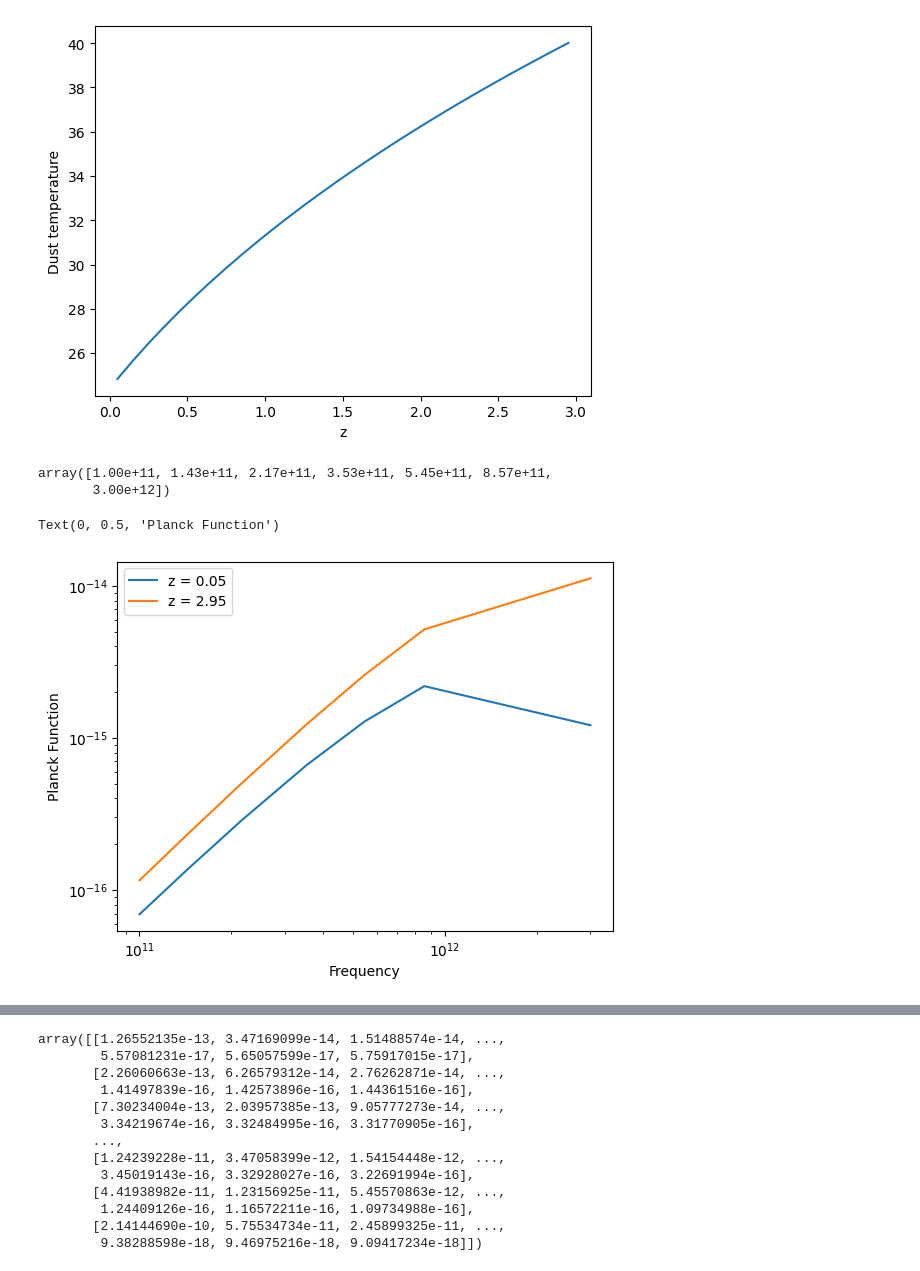
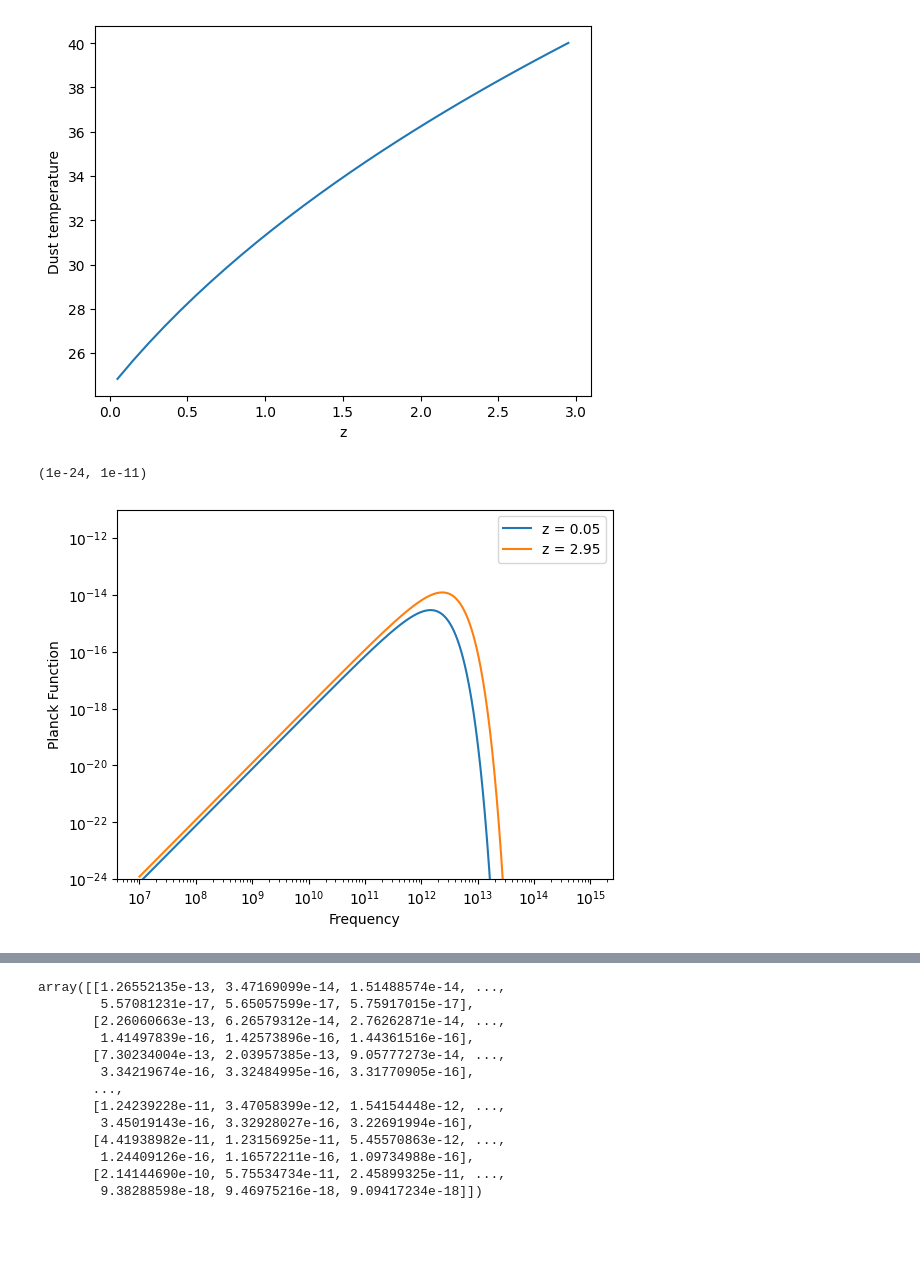
Before and after one commit to destrys/galCIB, a Jupyter notebook: base-lcdm.ipynb, the cells around one changed output, grey strips where cells are left out. Cells and saved outputs as stored; diff of their text form; code cells hidden in the pictures; blank space fills up the shorter version.

```diff
--- a/base-lcdm.ipynb
+++ b/base-lcdm.ipynb
@@ -149,9 +168,6 @@ plt.xlabel("z")
 Text(0.5, 0, 'z')
 [figure]
 # %%
-nu_list = np.array([100, 143, 217, 353, 545, 857, 3000]) * 1e9
-nu_list
+#nu_list = np.array([100, 143, 217, 353, 545, 857, 3000]) * 1e9
+nu_list = np.logspace(7,15,1000)
-# %% [output]
-array([1.00e+11, 1.43e+11, 2.17e+11, 3.53e+11, 5.45e+11, 8.57e+11,
-       3.00e+12])
 # %%
@@ -159,9 +176,10 @@ Bnu_all = cib.B_nu(nu_list, Td)
 # %%
 plt.loglog(nu_list, Bnu_all.T[0], label = f'z = {z[0]}')
 plt.loglog(nu_list, Bnu_all.T[-1], label = f'z = {np.round(z[-1],2)}')
 plt.legend(loc = 'best')
 plt.xlabel("Frequency")
 plt.ylabel("Planck Function")
+plt.ylim([10e-25, 10e-12])
 # %% [output]
-Text(0, 0.5, 'Planck Function')
+(1e-24, 1e-11)
-[figure, old version]
+[figure, new version]
```
Also changed, not shown: parts of 26 cells of this notebook, 1 other file.
